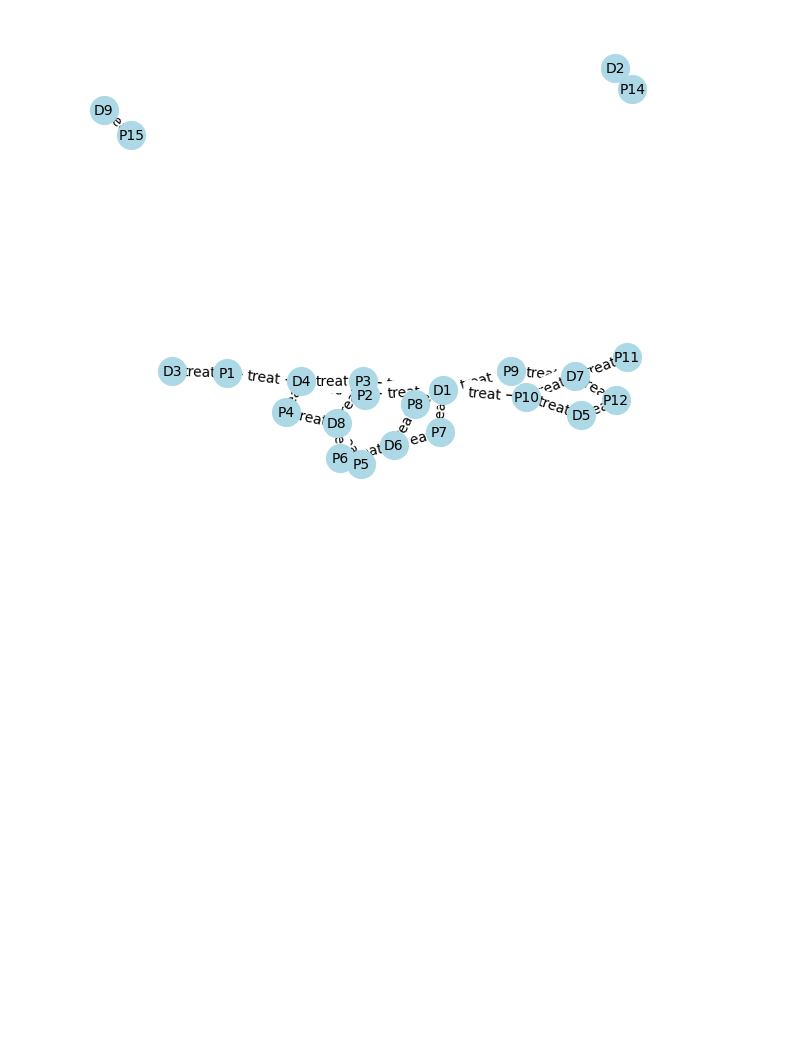
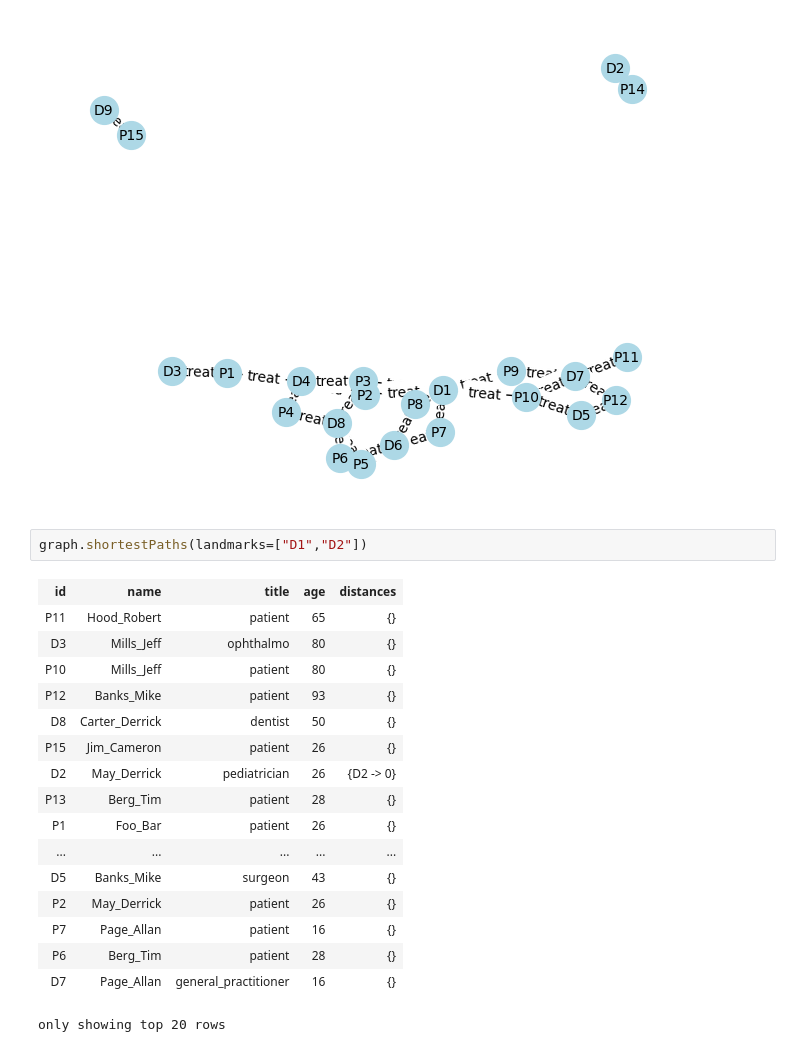
Before and after one commit to pengfei99/PySparkCommonFunc, a Jupyter notebook: notebooks/pyspark/advance/S01_GraphX/02.GraphX_application_example.ipynb, the cells around one changed output. Saved outputs shown, nothing was run; the diff lists cells and outputs as text; blank space fills up the shorter version.

```diff
--- a/notebooks/pyspark/advance/S01_GraphX/02.GraphX_application_example.ipynb
+++ b/notebooks/pyspark/advance/S01_GraphX/02.GraphX_application_example.ipynb
@@ -152,3 +152,23 @@ graph = GraphFrame(edges_df,relation_df)
 drawGraph(graph)
 # %% [output]
 [figure]
+# %%
+graph.shortestPaths(landmarks=["D1","D2"])
+# %% [output]
+| id | name | title | age | distances |
+| P11 | Hood_Robert | patient | 65 | {} |
+| D3 | Mills_Jeff | ophthalmo | 80 | {} |
+| P10 | Mills_Jeff | patient | 80 | {} |
+| P12 | Banks_Mike | patient | 93 | {} |
+| D8 | Carter_Derrick | dentist | 50 | {} |
+| P15 | Jim_Cameron | patient | 26 | {} |
+| D2 | May_Derrick | pediatrician | 26 | {D2 -> 0} |
+| P13 | Berg_Tim | patient | 28 | {} |
+| P1 | Foo_Bar | patient | 26 | {} |
+| ... | ... | ... | ... | ... |
+| D5 | Banks_Mike | surgeon | 43 | {} |
+| P2 | May_Derrick | patient | 26 | {} |
+| P7 | Page_Allan | patient | 16 | {} |
+| P6 | Berg_Tim | patient | 28 | {} |
+| D7 | Page_Allan | general_practitioner | 16 | {} |
+only showing top 20 rows
```
Also changed, not shown: parts of 1 cell of this notebook, 1 other file.
